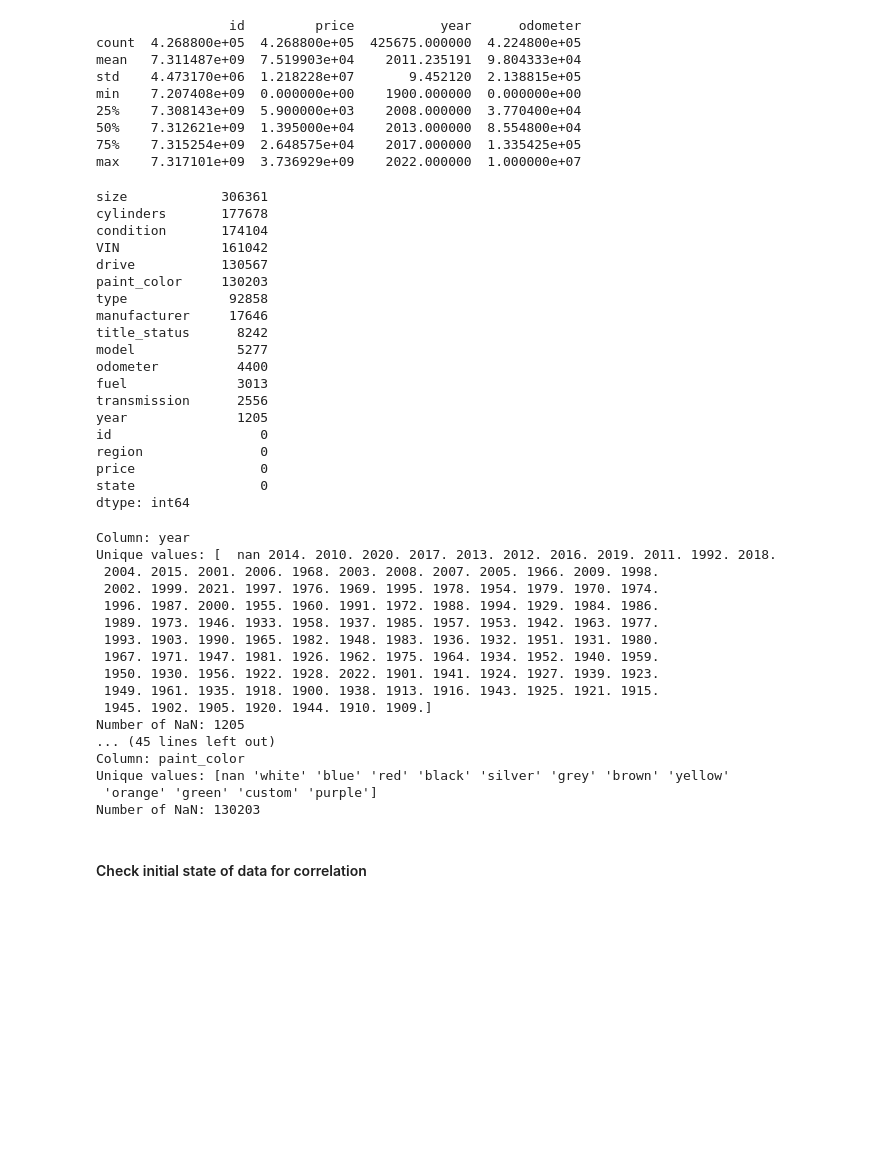
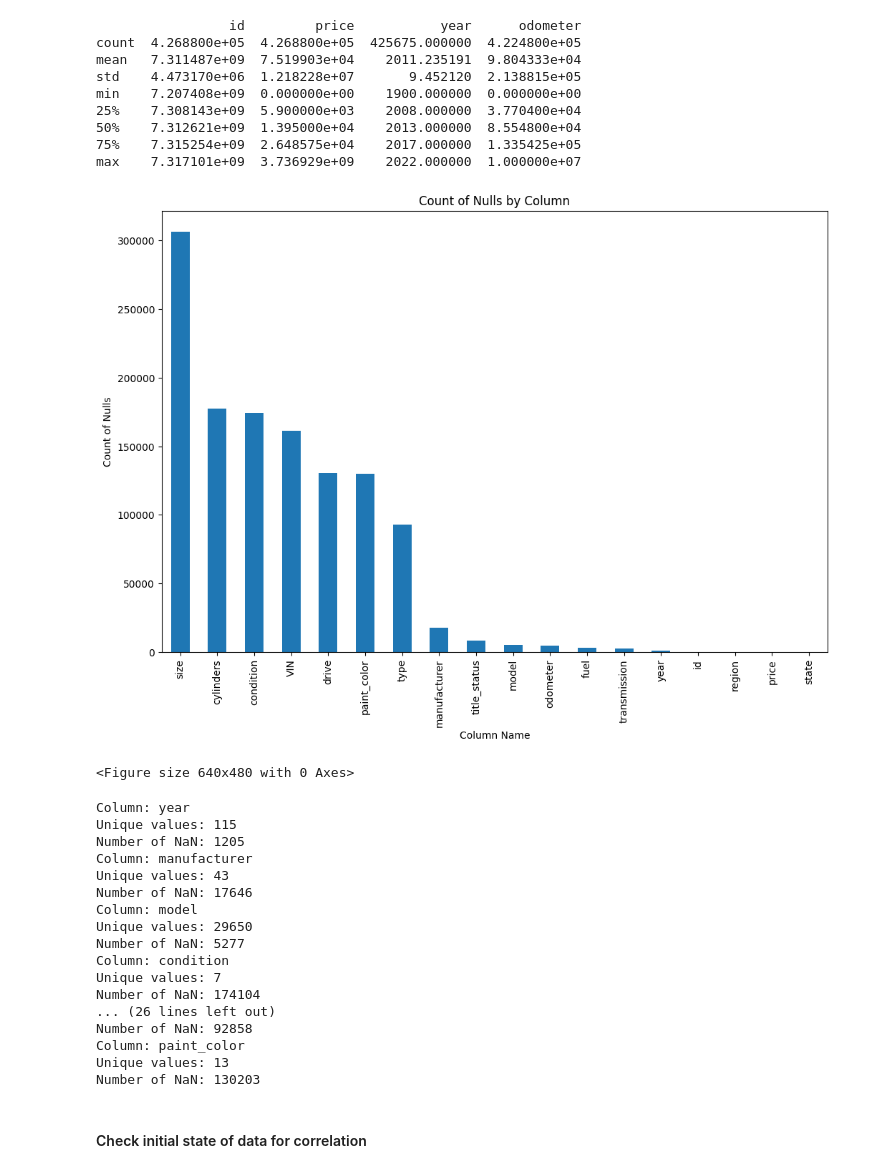
Before and after one commit to eflo11/Berkeley_11.1, a Jupyter notebook: prompt_II.ipynb, the cells around one changed output. Drawn from its saved outputs; the diff is of its cells as text; code cells hidden in the pictures; blank space fills up the shorter version.

```diff
--- a/prompt_II.ipynb
+++ b/prompt_II.ipynb
@@ -73,55 +73,45 @@ min    7.207408e+09  0.000000e+00    1900.000000  0.000000e+00
 50%    7.312621e+09  1.395000e+04    2013.000000  8.554800e+04
 75%    7.315254e+09  2.648575e+04    2017.000000  1.335425e+05
 max    7.317101e+09  3.736929e+09    2022.000000  1.000000e+07
-# %%
-# Check for columns with missing values
-null_counts = car_sales.isnull().sum().sort_values(ascending=False)
-
-print(null_counts)
-# %% [output]
-size            306361
-cylinders       177678
-condition       174104
-VIN             161042
-drive           130567
-paint_color     130203
-type             92858
-manufacturer     17646
-title_status      8242
-model             5277
-odometer          4400
-fuel              3013
-transmission      2556
-year              1205
-id                   0
-region               0
-price                0
-state                0
-dtype: int64
+# %%
+# Check for columns with missing values
+null_counts = car_sales.isnull().sum().sort_values(ascending=False)
+
+# Create a bar chart with the count of nulls by column name
+plt.figure(figsize=(12, 8))
+null_counts.plot(kind='bar')
+plt.title('Count of Nulls by Column')
+plt.xlabel('Column Name')
+plt.ylabel('Count of Nulls')
+plt.show()
+plt.savefig('images/count_of_nulls_by_column.png')
+# %% [output]
+[figure, added]
+<Figure size 640x480 with 0 Axes>
 # %%
 # Loop through columns to see unique counts and NaN counts
 for column in car_sales.columns:
     if column not in ['id', 'region', 'price', 'state']:
         print(f'Column: {column}')
-        print(f'Unique values: {car_sales[column].unique()}')
+        print(f'Unique values: {car_sales[column].unique().size}')
         print(f'Number of NaN: {car_sales[column].isna().sum()}')
 # %% [output]
 Column: year
-Unique values: [  nan 2014. 2010. 2020. 2017. 2013. 2012. 2016. 2019. 2011. 1992. 2018.
- 2004. 2015. 2001. 2006. 1968. 2003. 2008. 2007. 2005. 1966. 2009. 1998.
- 2002. 1999. 2021. 1997. 1976. 1969. 1995. 1978. 1954. 1979. 1970. 1974.
- 1996. 1987. 2000. 1955. 1960. 1991. 1972. 1988. 1994. 1929. 1984. 1986.
- 1989. 1973. 1946. 1933. 1958. 1937. 1985. 1957. 1953. 1942. 1963. 1977.
- 1993. 1903. 1990. 1965. 1982. 1948. 1983. 1936. 1932. 1951. 1931. 1980.
- 1967. 1971. 1947. 1981. 1926. 1962. 1975. 1964. 1934. 1952. 1940. 1959.
- 1950. 1930. 1956. 1922. 1928. 2022. 1901. 1941. 1924. 1927. 1939. 1923.
- 1949. 1961. 1935. 1918. 1900. 1938. 1913. 1916. 1943. 1925. 1921. 1915.
- 1945. 1902. 1905. 1920. 1944. 1910. 1909.]
+Unique values: 115
 Number of NaN: 1205
-... (45 lines left out)
+Column: manufacturer
+Unique values: 43
+Number of NaN: 17646
+Column: model
+Unique values: 29650
+Number of NaN: 5277
+Column: condition
+Unique values: 7
+Number of NaN: 174104
+... (26 lines left out)
+Number of NaN: 92858
 Column: paint_color
-Unique values: [nan 'white' 'blue' 'red' 'black' 'silver' 'grey' 'brown' 'yellow'
- 'orange' 'green' 'custom' 'purple']
+Unique values: 13
 Number of NaN: 130203
 # %% [markdown]
 #### Check initial state of data for correlation
```
Also changed, not shown: parts of 21 cells of this notebook, 4 other files.
